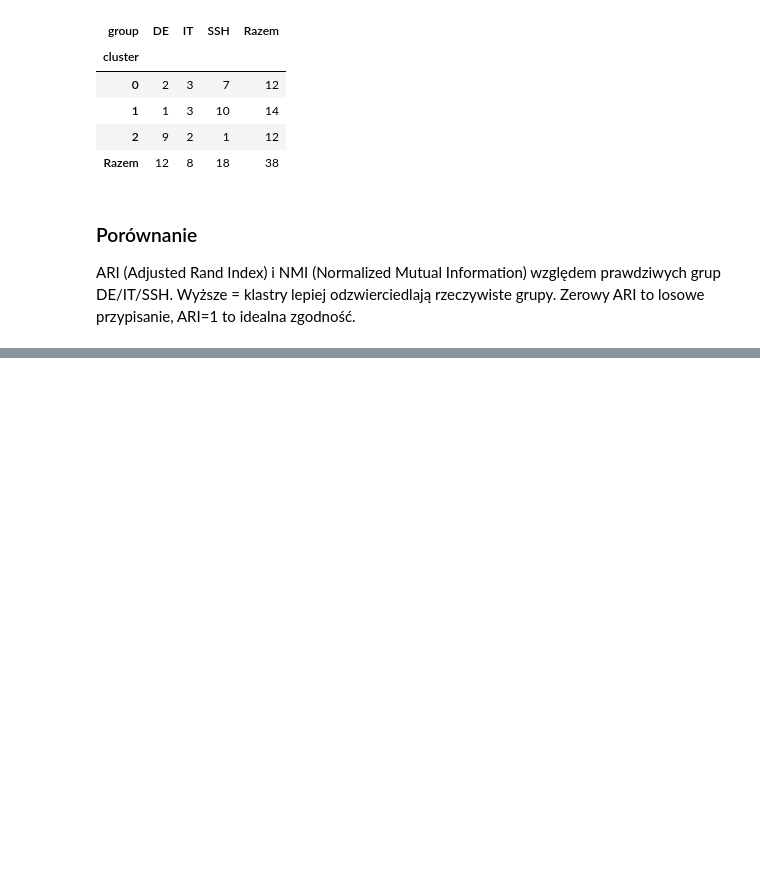
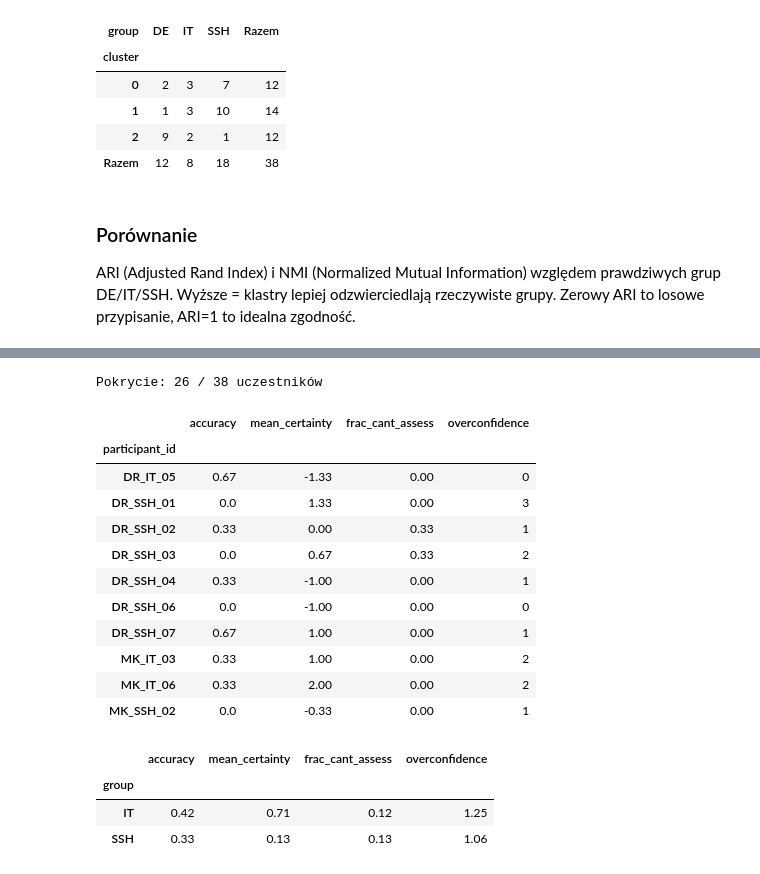
Before and after one commit to strek-o/xaifungi-analysis, a Jupyter notebook: analysis.ipynb, the cells around one changed output, grey strips where cells are left out. Drawn from its saved outputs; the diff is of its cells as text; code cells hidden in the pictures; blank space fills up the shorter version.

```diff
--- a/analysis.ipynb
+++ b/analysis.ipynb
@@ -282,3 +282,24 @@ pd.crosstab(
 ### Porównanie
 
 ARI (Adjusted Rand Index) i NMI (Normalized Mutual Information) względem prawdziwych grup DE/IT/SSH. Wyższe = klastry lepiej odzwierciedlają rzeczywiste grupy. Zerowy ARI to losowe przypisanie, ARI=1 to idealna zgodność.
+# %%
+from sklearn.metrics import adjusted_rand_score, normalized_mutual_info_score
+
+ordered_ids = tfidf_feats.index
+groups_true = text_df.set_index("participant_id").loc[ordered_ids, "group"].values
+
+
+def score(predicted):
+    return {
+        "ARI": adjusted_rand_score(groups_true, predicted),
+        "NMI": normalized_mutual_info_score(groups_true, predicted),
+    }
+
+
+pd.DataFrame(
+    {
+        "simple_features": score(clusters),
+        "tfidf_svd": score(clusters_tfidf),
+        "combined": score(clusters_combined),
+    }
+).T.round(3)
@@ -284,0 +329,38 @@ ARI (Adjusted Rand Index) i NMI (Normalized Mutual Information) względem prawdz
+# %%
+from src.responses import load_problems_responses, load_problems, response_features
+
+responses = load_problems_responses()
+problems = load_problems()
+resp_feats = response_features(responses, problems)
+
+print(
+    "Pokrycie:",
+    len(resp_feats),
+    "/",
+    text_df["participant_id"].nunique(),
+    "uczestników",
+)
+resp_feats.head(10).round(2)
+# %% [output]
+Pokrycie: 26 / 38 uczestników
+|  | accuracy | mean_certainty | frac_cant_assess | overconfidence |
+| participant_id |  |  |  |  |
+| DR_IT_05 | 0.67 | -1.33 | 0.00 | 0 |
+| DR_SSH_01 | 0.0 | 1.33 | 0.00 | 3 |
+| DR_SSH_02 | 0.33 | 0.00 | 0.33 | 1 |
+| DR_SSH_03 | 0.0 | 0.67 | 0.33 | 2 |
+| DR_SSH_04 | 0.33 | -1.00 | 0.00 | 1 |
+| DR_SSH_06 | 0.0 | -1.00 | 0.00 | 0 |
+| DR_SSH_07 | 0.67 | 1.00 | 0.00 | 1 |
+| MK_IT_03 | 0.33 | 1.00 | 0.00 | 2 |
+| MK_IT_06 | 0.33 | 2.00 | 0.00 | 2 |
+| MK_SSH_02 | 0.0 | -0.33 | 0.00 | 1 |
+# %%
+resp_feats.join(text_df.set_index("participant_id")["group"]).groupby("group").mean(
+    numeric_only=True
+).round(2)
+# %% [output]
+|  | accuracy | mean_certainty | frac_cant_assess | overconfidence |
+| group |  |  |  |  |
+| IT | 0.42 | 0.71 | 0.12 | 1.25 |
+| SSH | 0.33 | 0.13 | 0.13 | 1.06 |
```
Also changed, not shown: parts of 10 cells of this notebook, 1 other file.
